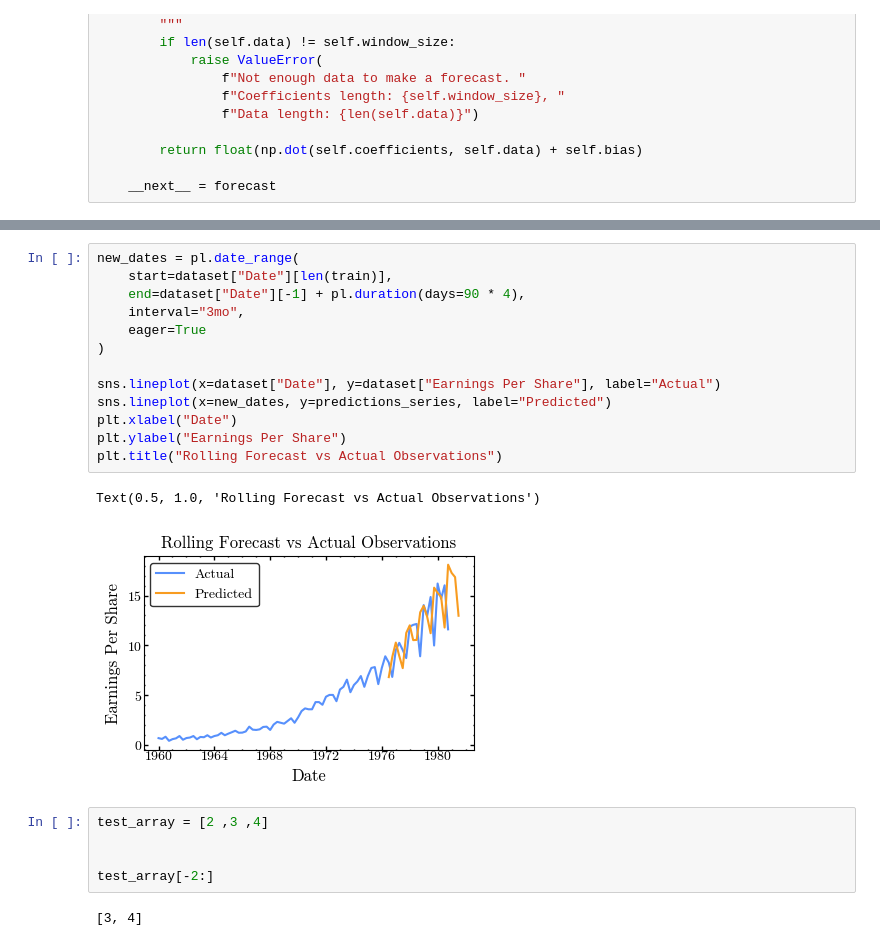
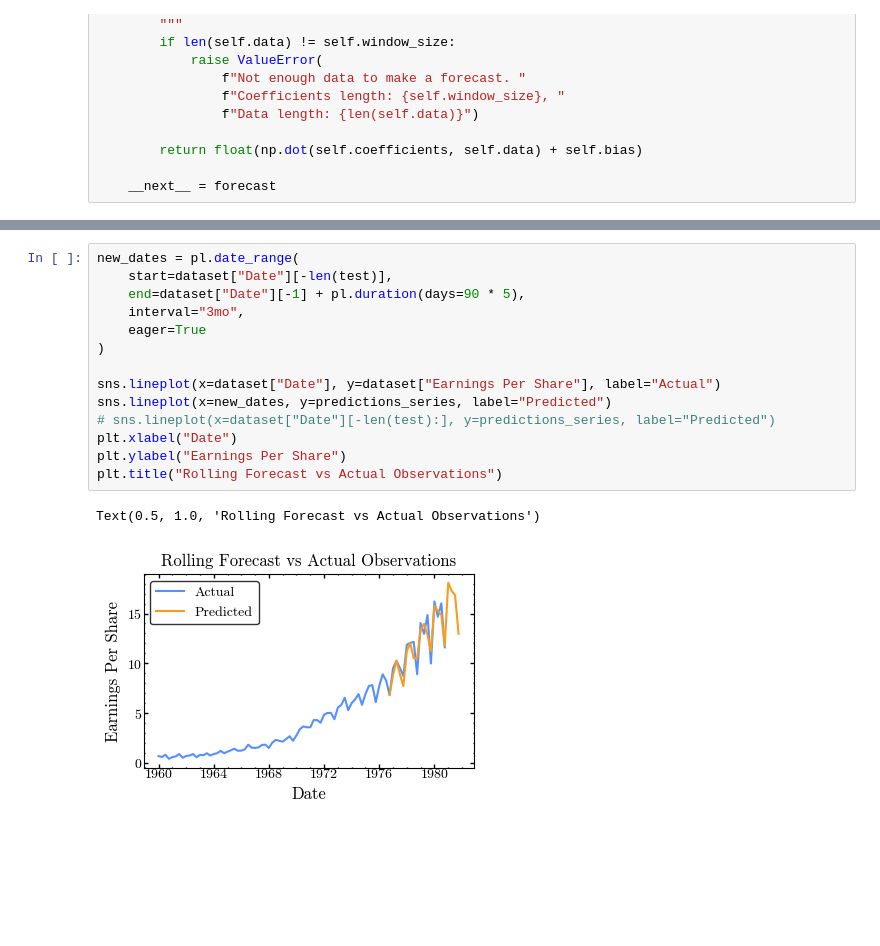
Before and after one commit to iragca/DS412-Time-Series-Analysis-and-Stochastic-Processes, a Jupyter notebook: notebooks/3.0-assignment.ipynb, the cells around one changed output, grey strips where cells are left out. Drawn from its saved outputs; the diff is of its cells as text; blank space fills up the shorter version.

Commit message:
fixed: correct dates

```diff
--- a/notebooks/3.0-assignment.ipynb
+++ b/notebooks/3.0-assignment.ipynb
@@ -256,24 +255,18 @@ shape: (21,)
 | 12.971403 |
 # %%
 new_dates = pl.date_range(
-    start=dataset["Date"][len(train)],
-    end=dataset["Date"][-1] + pl.duration(days=90 * 4),
+    start=dataset["Date"][-len(test)],
+    end=dataset["Date"][-1] + pl.duration(days=90 * 5),
     interval="3mo",
     eager=True
 )
 
 sns.lineplot(x=dataset["Date"], y=dataset["Earnings Per Share"], label="Actual")
 sns.lineplot(x=new_dates, y=predictions_series, label="Predicted")
+# sns.lineplot(x=dataset["Date"][-len(test):], y=predictions_series, label="Predicted")
 plt.xlabel("Date")
 plt.ylabel("Earnings Per Share")
 plt.title("Rolling Forecast vs Actual Observations")
 # %% [output]
 Text(0.5, 1.0, 'Rolling Forecast vs Actual Observations')
-[figure, old version]
+[figure, new version]
-# %%
-test_array = [2 ,3 ,4]
-
-
-test_array[-2:]
-# %% [output]
-[3, 4]
```
Also changed, not shown: parts of 1 cell of this notebook.
